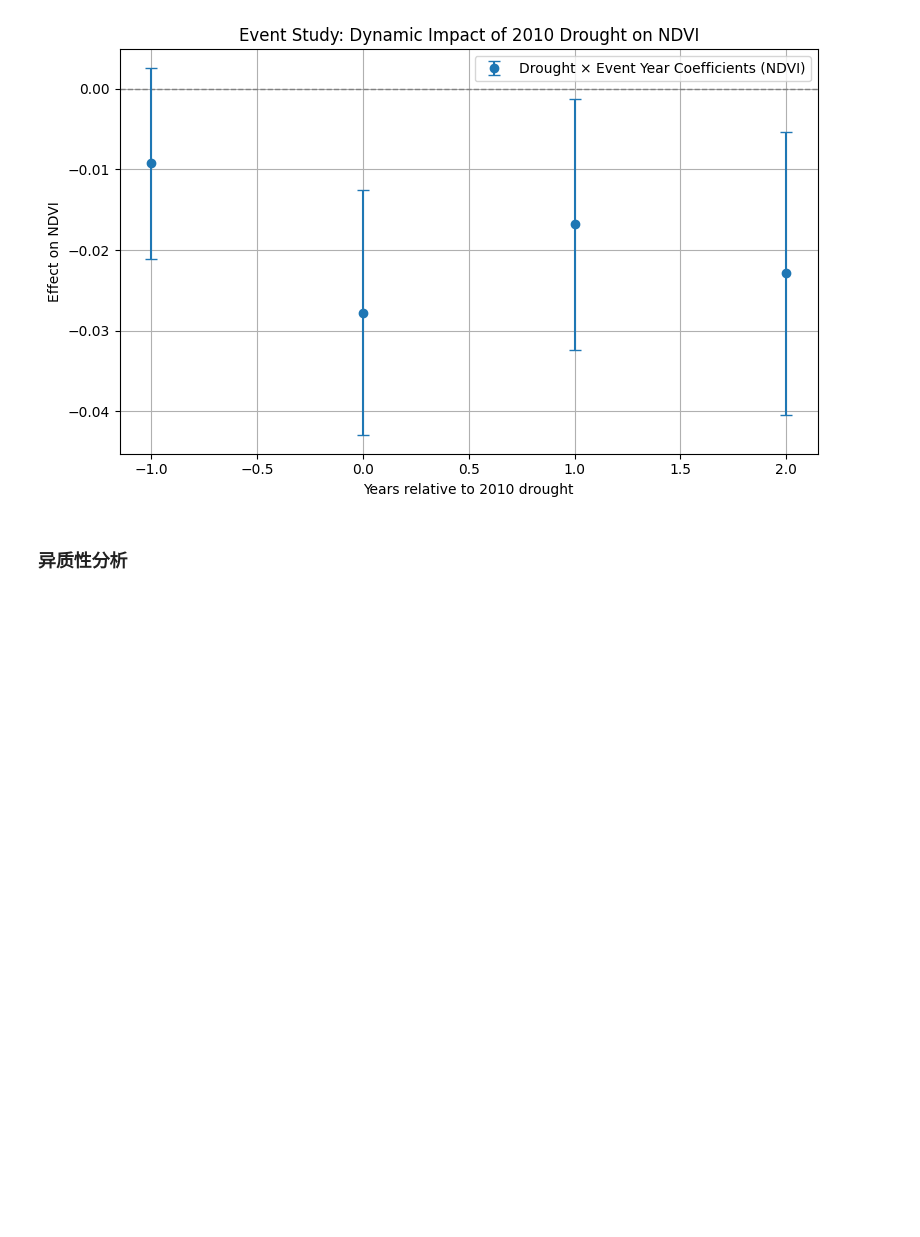
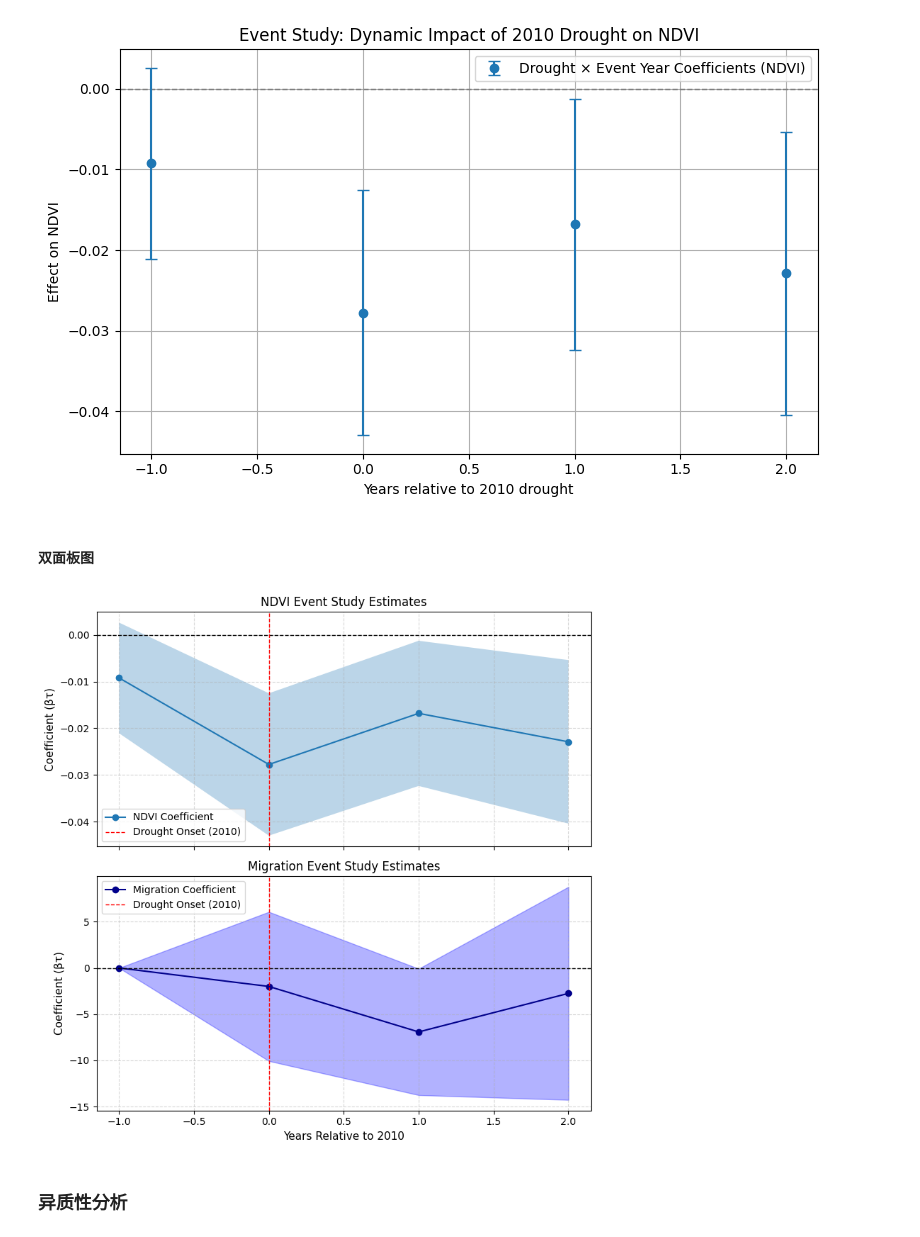
Before and after one commit to ixxiiris/CASA_Dissertation, a Jupyter notebook: DiD/did_event.ipynb, the cells around one changed output. Cells and saved outputs as stored; diff of their text form; code cells hidden in the pictures; blank space fills up the shorter version.

```diff
--- a/DiD/did_event.ipynb
+++ b/DiD/did_event.ipynb
@@ -549,6 +777,41 @@ plt.tight_layout()
 plt.show()
 # %% [output]
 [figure]
+# %% [markdown]
+#### 双面板图
+# %%
+import matplotlib.pyplot as plt
+
+# 设置图像大小和样式
+fig, axes = plt.subplots(2, 1, figsize=(8, 8), sharex=True)
+plt.subplots_adjust(hspace=0.3)
+
+# ---------- Top Panel: NDVI ----------
+axes[0].plot(ndvi_event_df['year'], ndvi_event_df['coef'], marker='o', label='NDVI Coefficient')
+axes[0].fill_between(ndvi_event_df['year'], ndvi_event_df['ci_low'], ndvi_event_df['ci_high'], alpha=0.3)
+axes[0].axhline(0, color='black', linewidth=1, linestyle='--')
+axes[0].axvline(0, color='red', linestyle='--', linewidth=1, label='Drought Onset (2010)')
+axes[0].set_title('NDVI Event Study Estimates', fontsize=12)
+axes[0].set_ylabel('Coefficient (βτ)', fontsize=11)
+axes[0].legend()
+axes[0].grid(True, linestyle='--', alpha=0.5)
+
+# ---------- Bottom Panel: Migration ----------
+axes[1].plot(event_df['year'], event_df['coef'], marker='o', label='Migration Coefficient', color='darkblue')
+axes[1].fill_between(event_df['year'], event_df['ci_low'], event_df['ci_high'], alpha=0.3, color='blue')
+axes[1].axhline(0, color='black', linewidth=1, linestyle='--')
+axes[1].axvline(0, color='red', linestyle='--', linewidth=1, label='Drought Onset (2010)')
+axes[1].set_title('Migration Event Study Estimates', fontsize=12)
+axes[1].set_xlabel('Years Relative to 2010', fontsize=11)
+axes[1].set_ylabel('Coefficient (βτ)', fontsize=11)
+axes[1].legend()
+axes[1].grid(True, linestyle='--', alpha=0.5)
+
+# 展示图像
+plt.tight_layout()
+plt.show()
+# %% [output]
+[figure, added]
 # %% [markdown]
 ### 异质性分析
 # %% [markdown]
```
Also changed, not shown: parts of 12 cells of this notebook, 5 other files.
